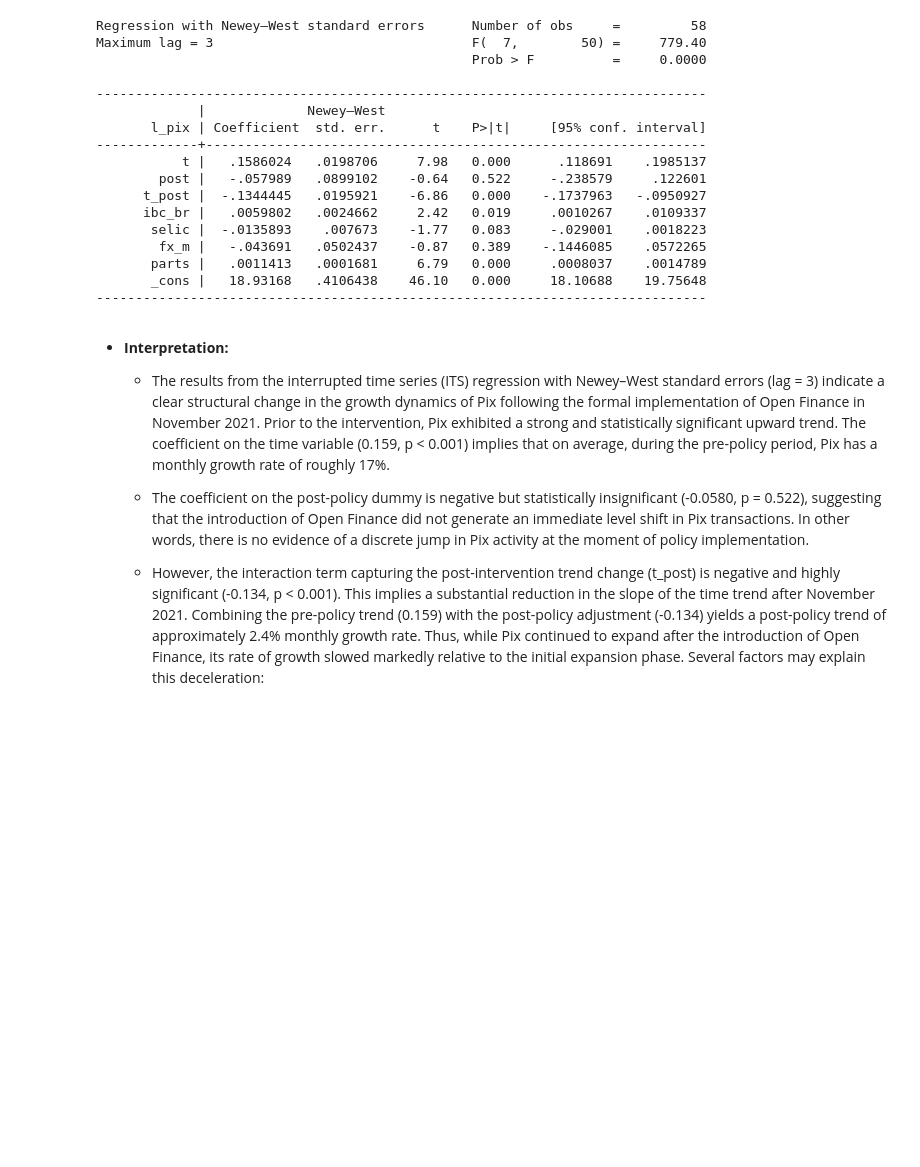
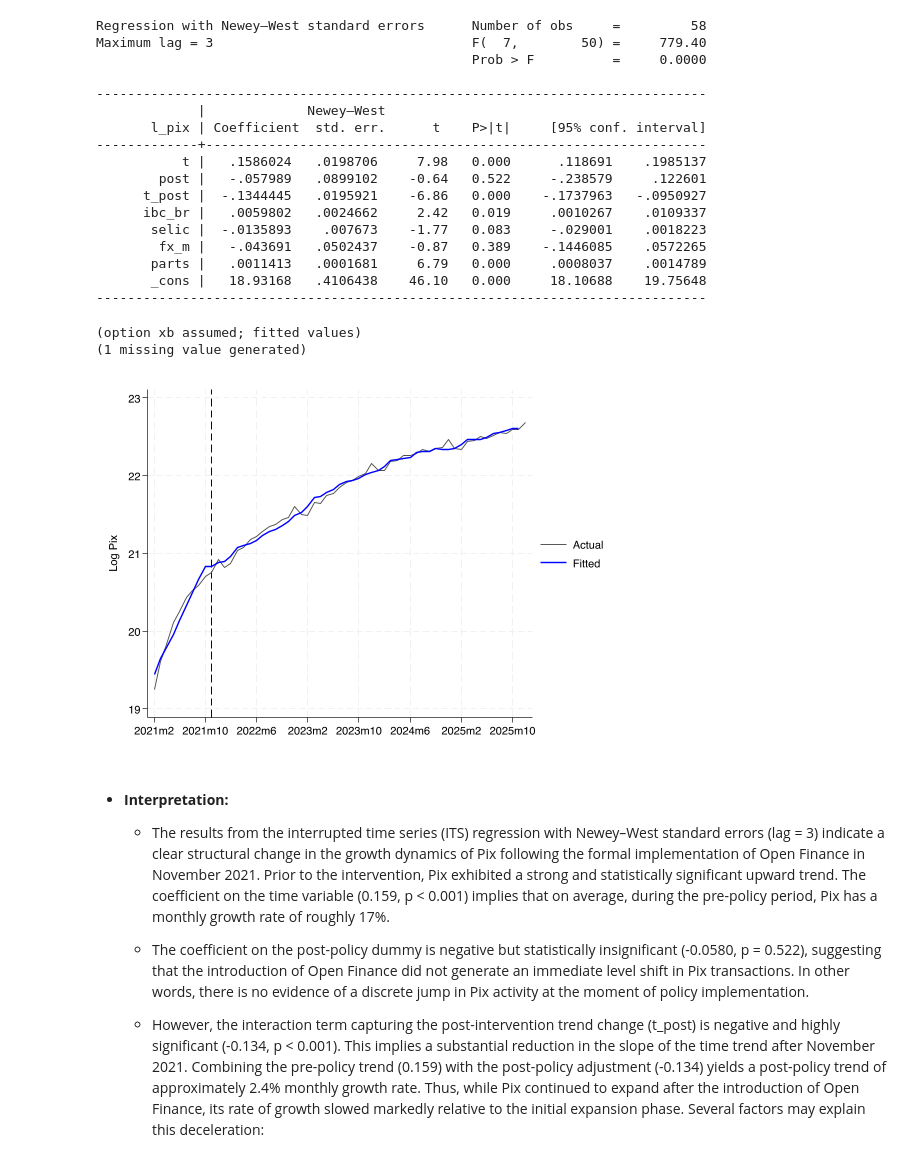
Before and after one commit to LeoXie1023/Brazil_Open_Finance, a Jupyter notebook: Quant Analysis.ipynb, the cells around one changed output. Drawn from its saved outputs; the diff is of its cells as text; code cells hidden in the pictures; blank space fills up the shorter version.

```diff
--- a/Quant Analysis.ipynb
+++ b/Quant Analysis.ipynb
@@ -273,6 +303,21 @@ Maximum lag = 3                                 F(  7,        50) =     779.40
        parts |   .0011413   .0001681     6.79   0.000     .0008037    .0014789
        _cons |   18.93168   .4106438    46.10   0.000     18.10688    19.75648
 ------------------------------------------------------------------------------
+# %%
+predict l_pix_hat
+# %% [output]
+(option xb assumed; fitted values)
+(1 missing value generated)
+# %%
+twoway ///
+    (line l_pix mdate, sort lcolor(gs5)) ///
+    (line l_pix_hat mdate, sort lcolor(blue) lwidth(medthick)), ///
+    legend(order(1 "Actual" 2 "Fitted")) ///
+    xtitle("") ytitle("Log Pix") ///
+    xlabel(`=tm(2021m2)'(8)`=tm(2025m12)', format(%tm)) ///
+    xline(`=tm(2021m11)', lpattern(dash))
+# %% [output]
+[figure, added]
 # %% [markdown]
 - **Interpretation:** <br>
 
```
Also changed, not shown: parts of 7 cells of this notebook.
